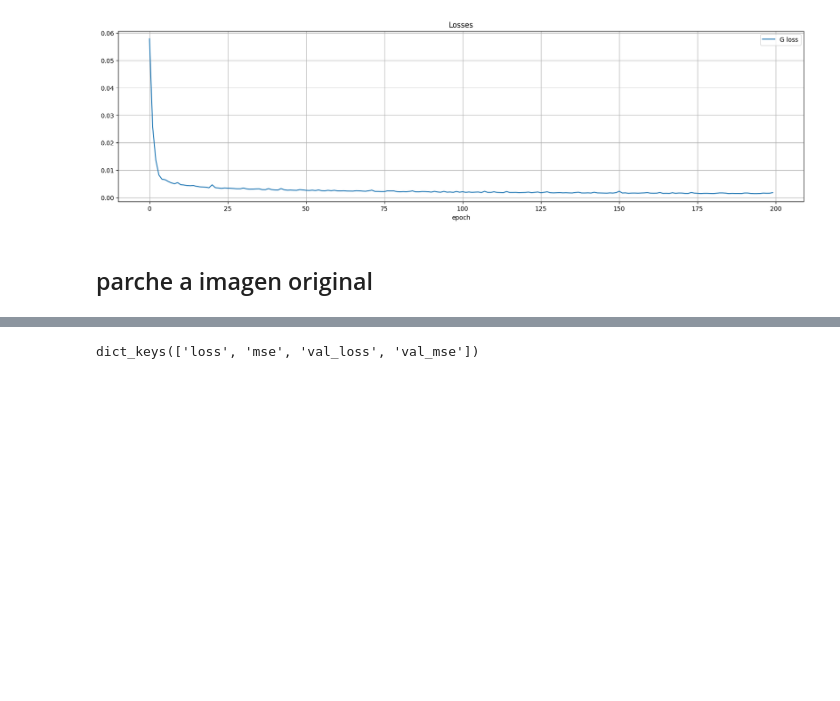
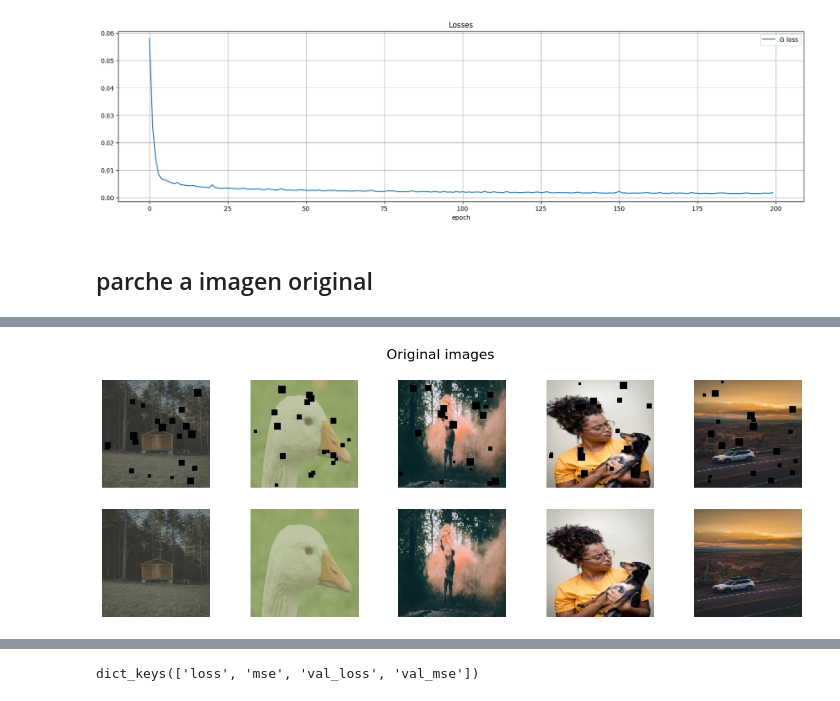
Before and after one commit to Checui/water-mark-remover, a Jupyter notebook: pretrained_unet.ipynb, the cells around one changed output, grey strips where cells are left out. Cells and saved outputs as stored; diff of their text form; code cells hidden in the pictures; blank space fills up the shorter version.

```diff
--- a/pretrained_unet.ipynb
+++ b/pretrained_unet.ipynb
@@ -506,3 +502,18 @@ _________________________________________________________________
+# %%
+# show a image in x_test and y_test one next to the other
+plt.rcParams['figure.figsize'] = [15, 5]
+fig, axs = plt.subplots(2, 5)
+fig.suptitle('Original images', fontsize=16)
+for i in range(5):
+    axs[0,i].imshow(X_test[i][:,:,::-1])
+    axs[0,i].axis('off')
+
+for i in range(5):
+    axs[1,i].imshow(y_test[i][:,:,::-1])
+    axs[1,i].axis('off')
+plt.show()
+# %% [output]
+[figure, added]
 # %%
 modelo_4.compile(optimizer='adam', loss='mse', metrics=['mse'])
 # %%
```
Also changed, not shown: parts of 22 cells of this notebook, 1 other file.
